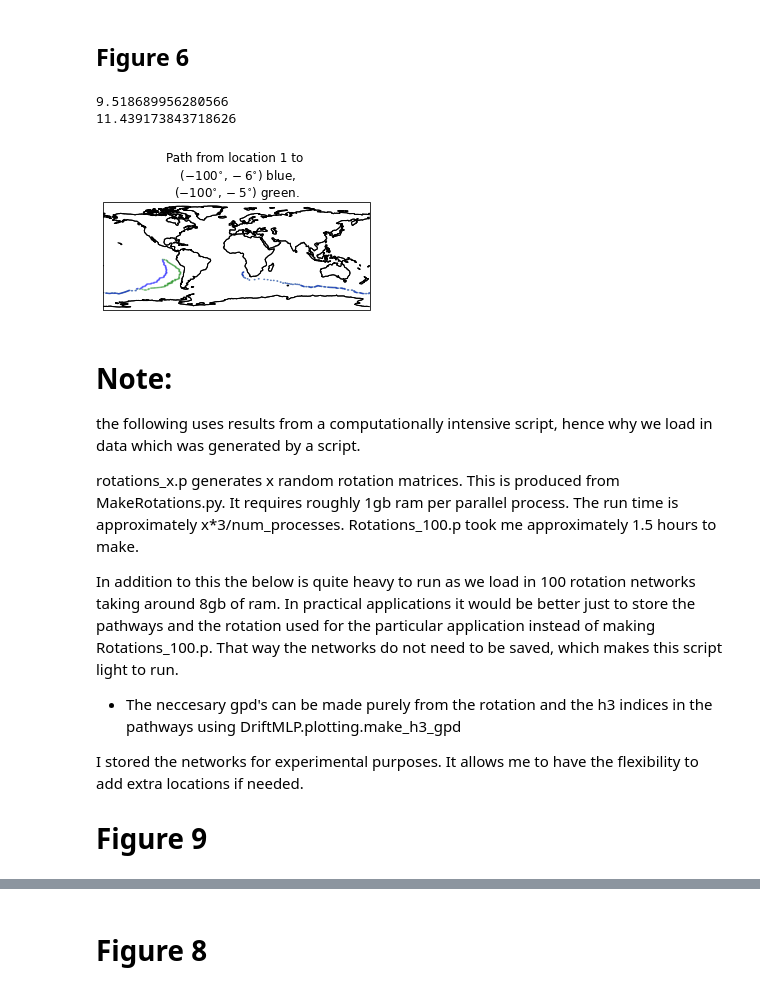
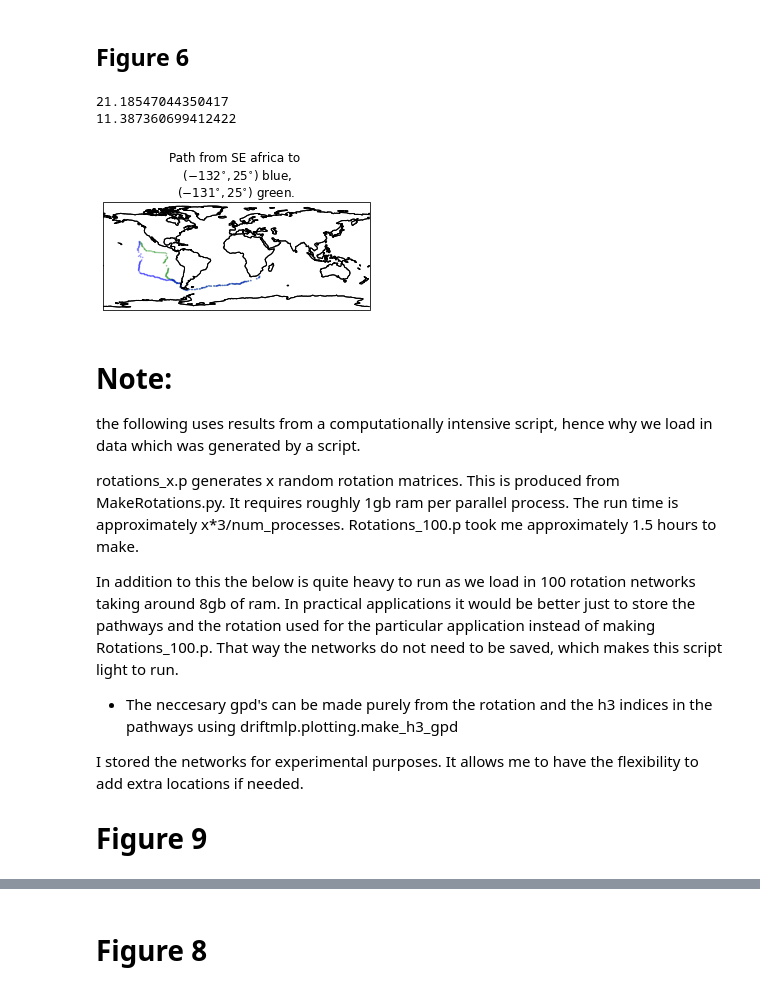
Before and after one commit to MikeOMa/MLTravelTimesFigures, a Jupyter notebook: FiguresForPaper.ipynb, the cells around one changed output, grey strips where cells are left out. Drawn from its saved outputs; the diff is of its cells as text; code cells hidden in the pictures.

```diff
--- a/FiguresForPaper.ipynb
+++ b/FiguresForPaper.ipynb
@@ -1,9 +1,9 @@
 # %%
-## DriftMLP is the package implementing this methodology
-import DriftMLP
+## driftmlp is the package implementing this methodology
+import driftmlp
 ## h3 to convert locations to their h3 indices.
-## Where possible we use DriftMLP.helpers.return_h3_inds()
-import h3.api.basic_int as h3
+## Where possible we use driftmlp.helpers.return_h3_inds()
+h3_sys = driftmlp.drifter_indexing.discrete_system.DefaultSystem
 
 ## core python packages
 import os
@@ -27,7 +27,7 @@ import matplotlib.gridspec as gridspec
 import matplotlib.ticker as mticker
 from cartopy.mpl.gridliner import LONGITUDE_FORMATTER, LATITUDE_FORMATTER
 import seaborn as sns
-
+line_trans = 0.03
 
 
 ## geopandas for aid storing Polygons and plotting
@@ -45,16 +45,16 @@ networks = pickle.load(open('default_networks.p', 'rb'))
 
 ### Only use drogued drifters
 network = networks[True]
-DriftMLP.helpers.remove_undesired(network)
+driftmlp.helpers.remove_undesired(network)
 postfix = 'drg'
 del networks
 ### Our example locations are in locations.txt
 stations = np.loadtxt("locations.txt", delimiter=',')
 stations = pd.DataFrame(stations, index=range(1, 8))
 stations.columns = ['Longitude', 'Latitude']
-stations['h3'] = DriftMLP.helpers.return_h3_inds([i[['Longitude', 'Latitude']].to_list() for _,i in stations.iterrows()])
+stations['h3'] = h3_sys.return_inds([i[['Longitude', 'Latitude']].to_list() for _,i in stations.iterrows()])
 stations.loc[:,['Longitude', 'Latitude']].to_latex()
 gc.collect()
 print(sum([1 if len(i)>0 else 0 for i in network['stories']]))
-DriftMLP.helpers.add_link(network)
+#driftmlp.helpers.add_link(network)
 # %% [output]
@@ -208,29 +254,30 @@ fig.savefig(f'Images/pathways_{postfix}.pdf', bbox_inches='tight')
 # %%
 fig, ax = plt.subplots(1,1, subplot_kw = {'projection':ccrs.PlateCarree()},figsize =(4,2.5))
 rc('text', usetex=True)
 loc1 = stations.iloc[0].loc[['Longitude', 'Latitude']].to_list()
 
 # Get the shortest paths
-path1 = DriftMLP.shortest_path.SingleSP(network, loc1 ,[-100,-5])
-path2 = DriftMLP.shortest_path.SingleSP(network, loc1 ,[-100,-6])
+path1 = driftmlp.shortest_path.SingleSP(network, [-131,25] , point2)
+path2 = driftmlp.shortest_path.SingleSP(network, [-132,25],point2 )
 
 # plot the pathways and the print the times
 path1.plot_cartopy(ax= ax, gpd_df = network['gpd'], rev=False, color='green',alpha=0.3)
 path2.plot_cartopy(ax= ax, gpd_df = network['gpd'], rev=False, alpha=0.3)
 print(path1.sp.travel_time/365)
 print(path2.sp.travel_time/365)
 
 ##Figure layout
-ax.set_title('Path from location 1 to \n ($-100^{\circ},-6^{\circ})$ blue, \n($-100^{\circ},-5^{\circ}$) green.')
+#ax.set_title('Path from location 1 to \n ($-100^{\circ},-6^{\circ})$ blue, \n($-100^{\circ},-5^{\circ}$) green.')
+ax.set_title("Path from SE africa to \n ($-132^{\circ},25^{\circ})$ blue, \n($-131^{\circ},25^{\circ}$) green.")
 ax.axis('auto')
 fig.tight_layout()
-fig.savefig(f'Images/example_path_{postfix}.pdf')
-fig.savefig(f'Images/example_path_{postfix}.png')
+fig.savefig(f'Images/example_path_new_{postfix}.pdf')
+fig.savefig(f'Images/example_path_new_{postfix}.png')
 rc('text', usetex=False)
 # %% [output]
-9.518689956280566
-11.439173843718626
+21.18547044350417
+11.387360699412422
-[figure, old version]
+[figure, new version]
 # %% [markdown]
 # Note:
 the following uses results from a computationally intensive script, hence why we load in data which was generated by a script.
@@ -240,7 +287,7 @@ rotations_x.p generates x random rotation matrices. This is produced from MakeRo
 
 In addition to this the below is quite heavy to run as we load in 100 rotation networks taking around 8gb of ram. In practical applications it would be better just to store the pathways and the rotation used for the particular application instead of making Rotations_100.p. That way the networks do not need to be saved, which makes this script light to run.
 
-- The neccesary gpd's can be made purely from the rotation and the h3 indices in the pathways using DriftMLP.plotting.make_h3_gpd
+- The neccesary gpd's can be made purely from the rotation and the h3 indices in the pathways using driftmlp.plotting.make_h3_gpd
 
 I stored the networks for experimental purposes. It allows me to have the flexibility to add extra locations if needed.
 
```
Also changed, not shown: parts of 21 cells of this notebook, 12 other files.
